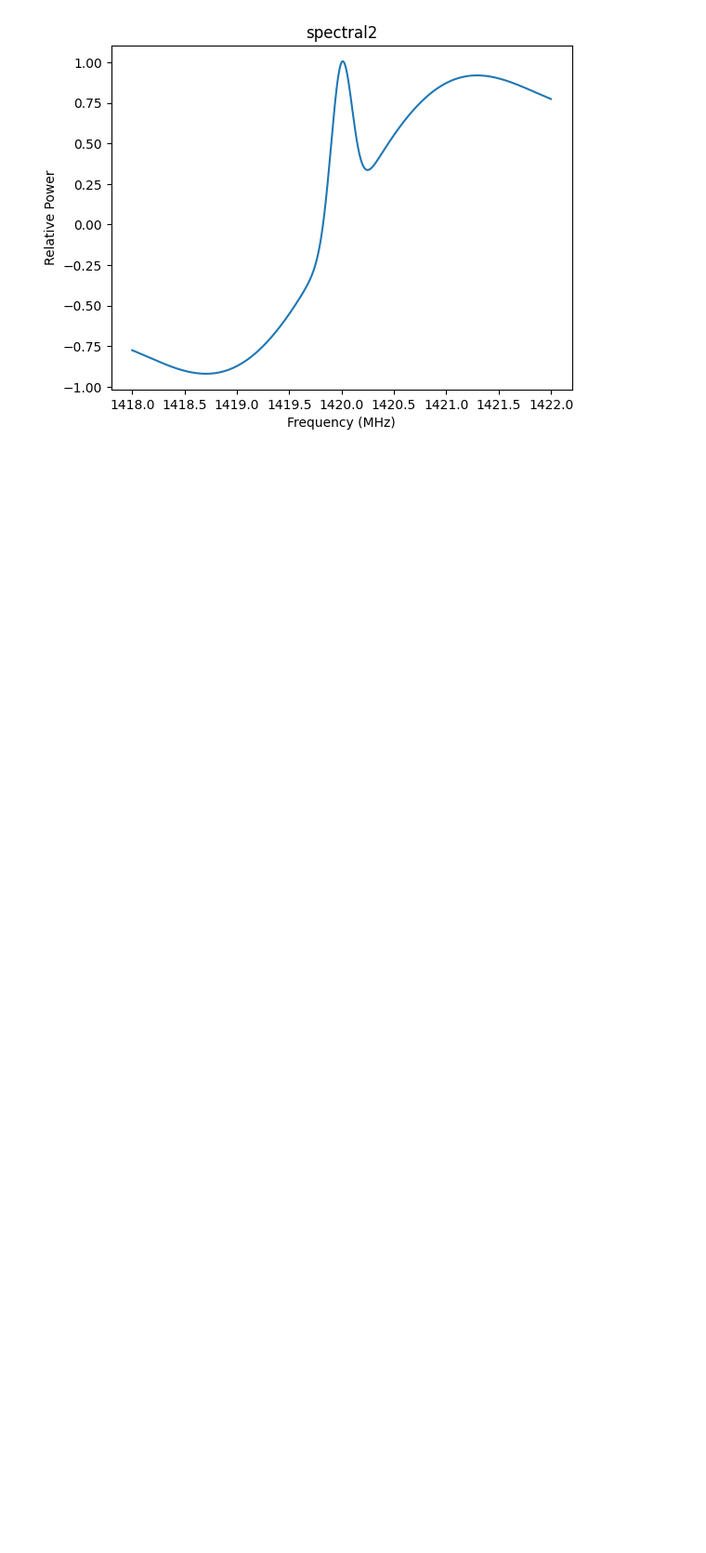
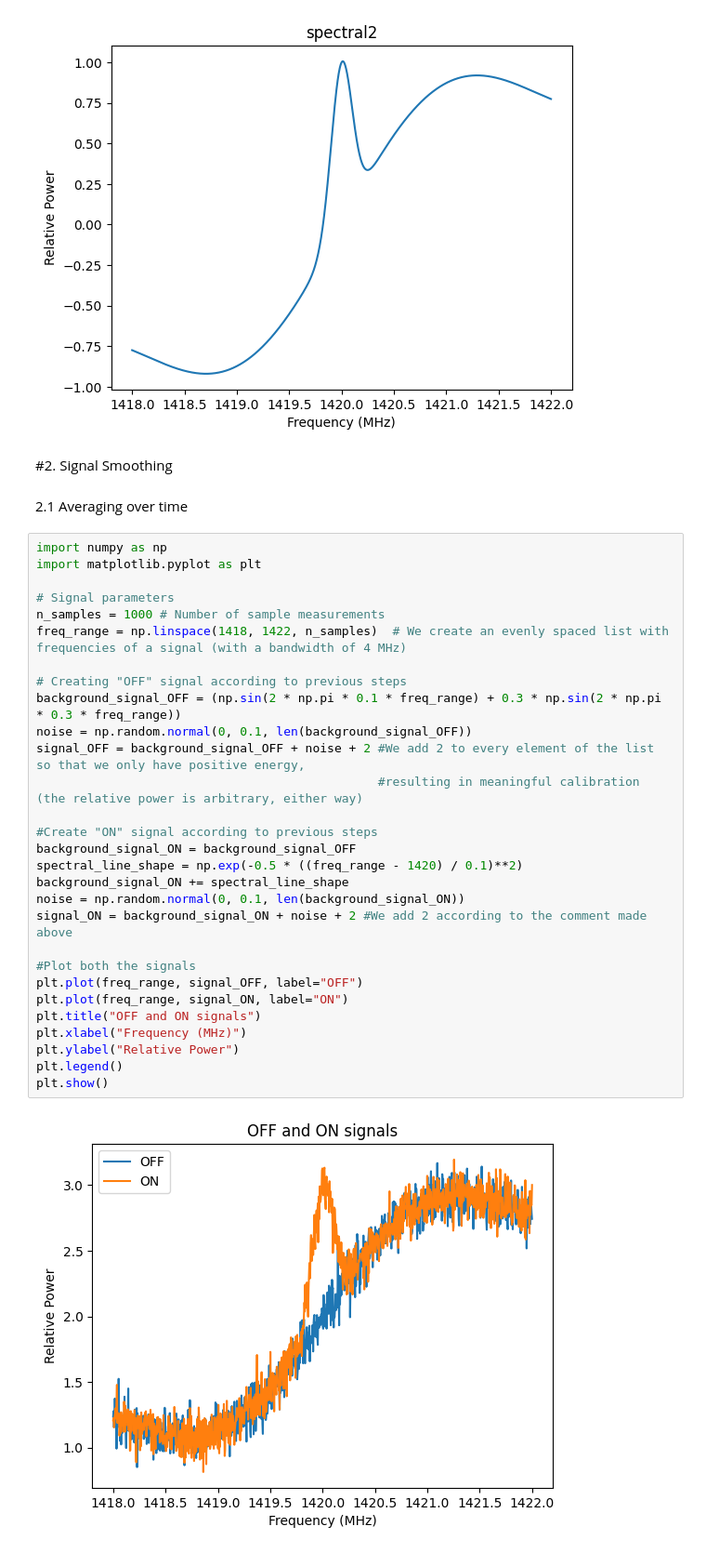
Before and after one commit to PanagiotisPetrid/ASTRO-BEAM-PanagiotisPetridis, a Jupyter notebook: ASTRO_BEAM_recruitment.ipynb, the cells around one changed output. Shown at 93% size. Cells and saved outputs as stored; diff of their text form; blank space fills up the shorter version.

```diff
--- a/ASTRO_BEAM_recruitment.ipynb
+++ b/ASTRO_BEAM_recruitment.ipynb
@@ -183,3 +178,38 @@ plt.ylabel("Relative Power")
 plt.show()
 # %% [output]
 [figure]
+# %% [markdown]
+#2. Signal Smoothing
+# %% [markdown]
+2.1 Averaging over time
+# %%
+import numpy as np
+import matplotlib.pyplot as plt
+
+# Signal parameters
+n_samples = 1000 # Number of sample measurements
+freq_range = np.linspace(1418, 1422, n_samples)  # We create an evenly spaced list with frequencies of a signal (with a bandwidth of 4 MHz)
+
+# Creating "OFF" signal according to previous steps
+background_signal_OFF = (np.sin(2 * np.pi * 0.1 * freq_range) + 0.3 * np.sin(2 * np.pi * 0.3 * freq_range))
+noise = np.random.normal(0, 0.1, len(background_signal_OFF))
+signal_OFF = background_signal_OFF + noise + 2 #We add 2 to every element of the list so that we only have positive energy,
+                                               #resulting in meaningful calibration (the relative power is arbitrary, either way)
+
+#Create "ON" signal according to previous steps
+background_signal_ON = background_signal_OFF
+spectral_line_shape = np.exp(-0.5 * ((freq_range - 1420) / 0.1)**2)
+background_signal_ON += spectral_line_shape
+noise = np.random.normal(0, 0.1, len(background_signal_ON))
+signal_ON = background_signal_ON + noise + 2 #We add 2 according to the comment made above
+
+#Plot both the signals
+plt.plot(freq_range, signal_OFF, label="OFF")
+plt.plot(freq_range, signal_ON, label="ON")
+plt.title("OFF and ON signals")
+plt.xlabel("Frequency (MHz)")
+plt.ylabel("Relative Power")
+plt.legend()
+plt.show()
+# %% [output]
+[figure, added]
```
Also changed, not shown: parts of 4 cells of this notebook.
